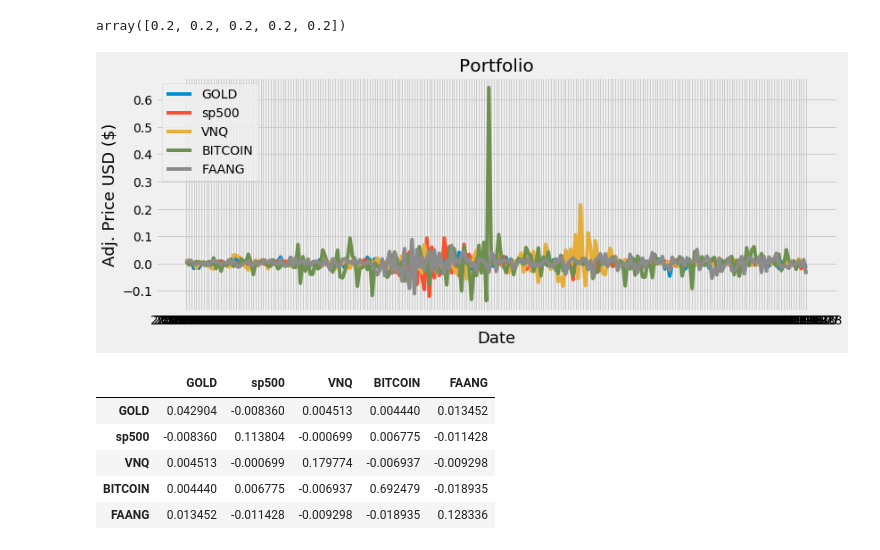
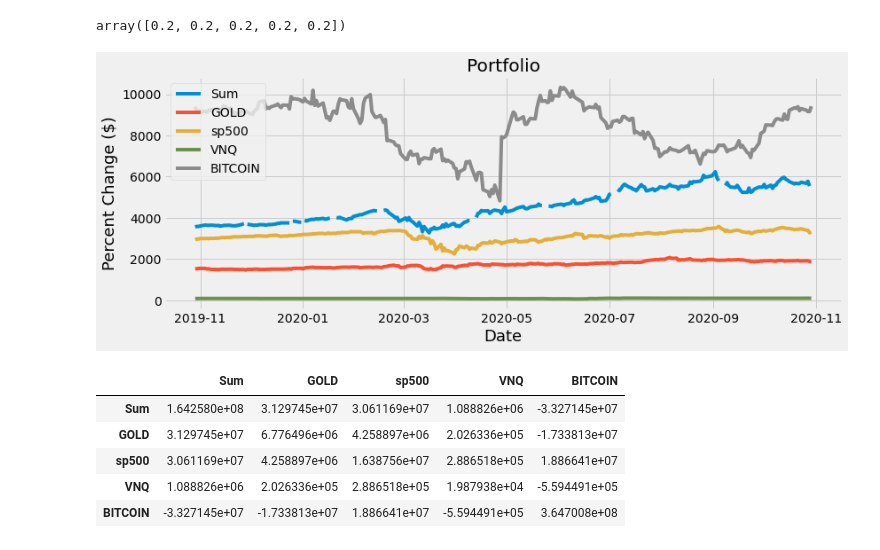
Before and after one commit to Milticket414/Dream-Team, a Jupyter notebook: notebooks/jorge.ipynb, the cells around one changed output. Cells and saved outputs as stored; diff of their text form; code cells hidden in the pictures.

```diff
--- a/notebooks/jorge.ipynb
+++ b/notebooks/jorge.ipynb
@@ -66,6 +66,14 @@ daily_prices.reset_index()
 | 251 | 2020-10-27 | 283.29 | 116.60 | 3286.33 | 488.93 | 1598.88 |
 | 252 | 2020-10-28 | 267.67 | 111.20 | 3162.78 | 486.24 | 1510.80 |
 253 rows × 6 columns
+# %%
+none = daily_prices.reset_index()
+
+fang_to_merge = none.set_index("Date")
+
+fang_to_merge["Sum"] = fang_to_merge.sum(axis=1)
+sum_fang = fang_to_merge.drop(["FB", "AAPL", "AMZN", "NFLX", "GOOGL"], axis=1)
+sum_fang.to_csv("../data/clean/fang_sum.csv")
 # %%
 #Changing Prices to Daily Return Changes
 daily_price_change = daily_prices.pct_change()
@@ -185,4 +193,5 @@ new_assets.columns = Cols
 
 joining_assets = new_assets.drop("toDROP", 1).set_index("Date").dropna()
 
-joining_assets
+non_fang1 = joining_assets.iloc[::-1]
+non_fang2 = non_fang1.iloc[11:]
@@ -204,3 +208,7 @@ joining_assets
+# %%
+# prices_assets = pd.merge(non_fang2, sum_fang, how="right", on="Date")l
+working = pd.concat([sum_fang, non_fang2], axis="columns", join="outer")
+working.to_csv("../data/raw_csv/daily_prices_all_ugly.csv")
 # %%
 joining_assets.sort_values(by=["Date"], inplace=True, ascending=True)
 # %%
@@ -417,16 +410,17 @@ weights
 array([0.2, 0.2, 0.2, 0.2, 0.2])
 # %%
 title = "Portfolio"
-my_assets = asset_changes_daily
+# created using the daily prices of all assets above
+working = working
 #Create and plot the graph
 plt.figure(figsize=(12.2,4.5)) #width = 12.2in, height = 4.5
 # Loop through each stock and plot the Adj Close for each day
-for c in my_assets.columns.values:
-  plt.plot( my_assets[c],  label=c)#plt.plot( X-Axis , Y-Axis, line_width, alpha_for_blending,  label)
+for c in working.columns.values:
+  plt.plot( working[c],  label=c)#plt.plot( X-Axis , Y-Axis, line_width, alpha_for_blending,  label)
 plt.title(title)
 plt.xlabel('Date',fontsize=18)
 plt.ylabel('Percent Change ($)',fontsize=18)
-plt.legend(my_assets.columns.values, loc='upper left')
+plt.legend(working.columns.values, loc='upper left')
 plt.show()
 # %% [output]
-[figure, old version]
+[figure, new version]
@@ -433,13 +429,13 @@ plt.show()
 # %%
-cov_matrix_annual = my_assets.cov() * 252
+cov_matrix_annual = working.cov() * 252
 cov_matrix_annual
 # %% [output]
-|  | GOLD | sp500 | VNQ | BITCOIN | FAANG |
-| GOLD | 0.042904 | -0.008360 | 0.004513 | 0.004440 | 0.013452 |
-| sp500 | -0.008360 | 0.113804 | -0.000699 | 0.006775 | -0.011428 |
-| VNQ | 0.004513 | -0.000699 | 0.179774 | -0.006937 | -0.009298 |
-| BITCOIN | 0.004440 | 0.006775 | -0.006937 | 0.692479 | -0.018935 |
-| FAANG | 0.013452 | -0.011428 | -0.009298 | -0.018935 | 0.128336 |
+|  | Sum | GOLD | sp500 | VNQ | BITCOIN |
+| Sum | 1.642580e+08 | 3.129745e+07 | 3.061169e+07 | 1.088826e+06 | -3.327145e+07 |
+| GOLD | 3.129745e+07 | 6.776496e+06 | 4.258897e+06 | 2.026336e+05 | -1.733813e+07 |
+| sp500 | 3.061169e+07 | 4.258897e+06 | 1.638756e+07 | 2.886518e+05 | 1.886641e+07 |
+| VNQ | 1.088826e+06 | 2.026336e+05 | 2.886518e+05 | 1.987938e+04 | -5.594491e+05 |
+| BITCOIN | -3.327145e+07 | -1.733813e+07 | 1.886641e+07 | -5.594491e+05 | 3.647008e+08 |
 # %%
 #Portfolio Vaariance
 port_variance = np.dot(weights.T, np.dot(cov_matrix_annual, weights))
```
Also changed, not shown: parts of 16 cells of this notebook, 5 other files.
